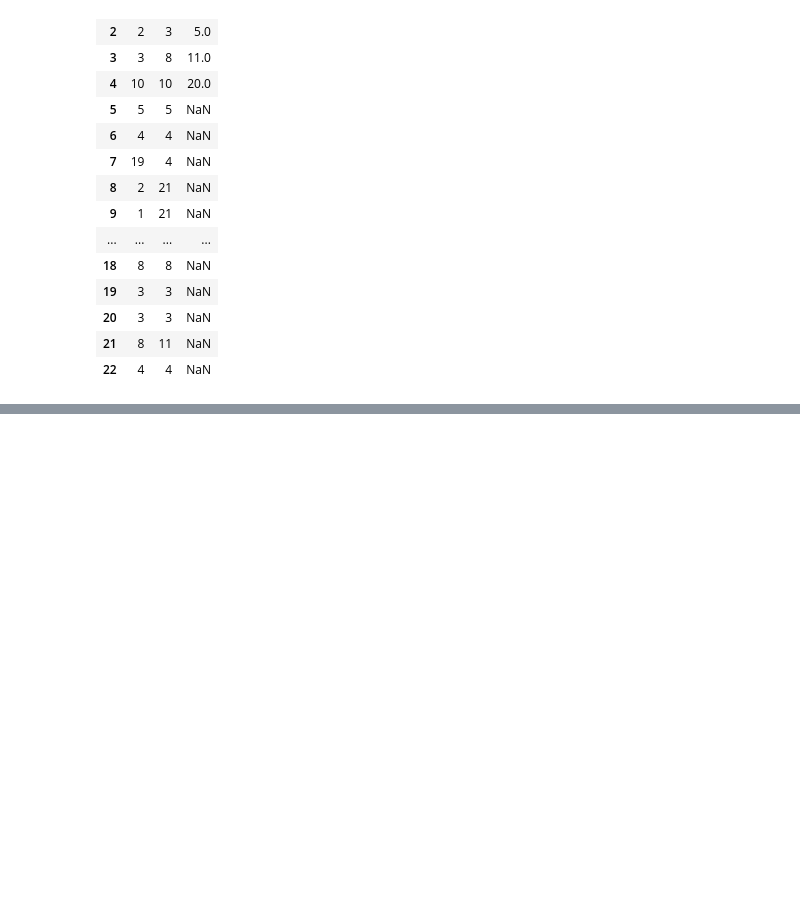
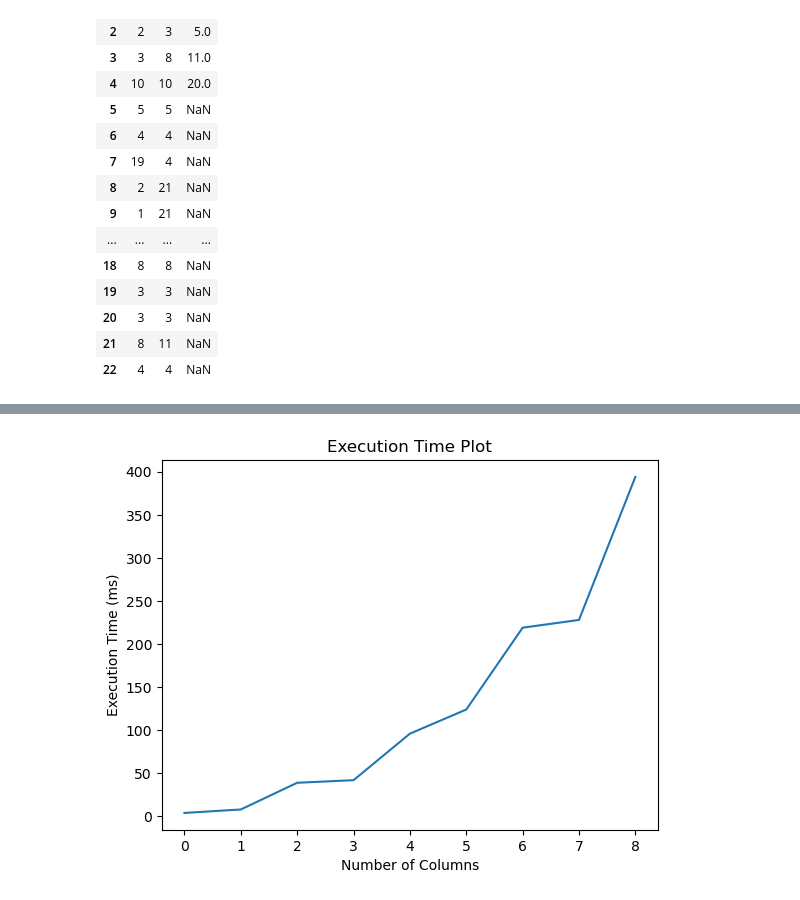
Before and after one commit to aryas0ng/autofill-by-example, a Jupyter notebook: src/testing.ipynb, the cells around one changed output, grey strips where cells are left out. Drawn from its saved outputs; the diff is of its cells as text; code cells hidden in the pictures; blank space fills up the shorter version.

```diff
--- a/src/testing.ipynb
+++ b/src/testing.ipynb
@@ -211,0 +250,15 @@ check(filled, "../tests/avg_of_three_rows_expected.csv")
+# %%
+import matplotlib.pyplot as plt
+
+
+data = [4, 8, 39, 42, 96, 124, 219, 228, 394]
+
+plt.plot(data)
+
+plt.xlabel('Number of Columns')
+plt.ylabel('Execution Time (ms)')
+plt.title('Execution Time Plot')
+
+plt.show()
+# %% [output]
+[figure, added]
```
Also changed, not shown: parts of 8 cells of this notebook, 21 other files.
